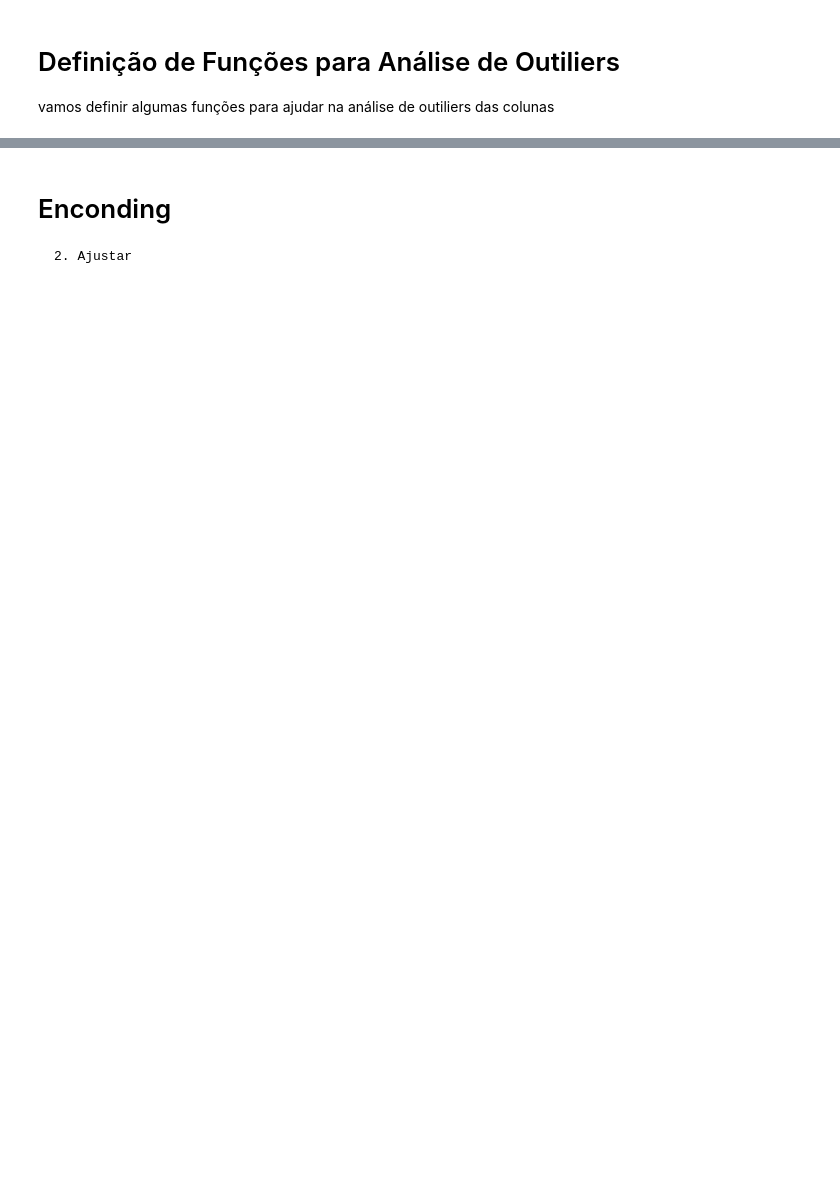
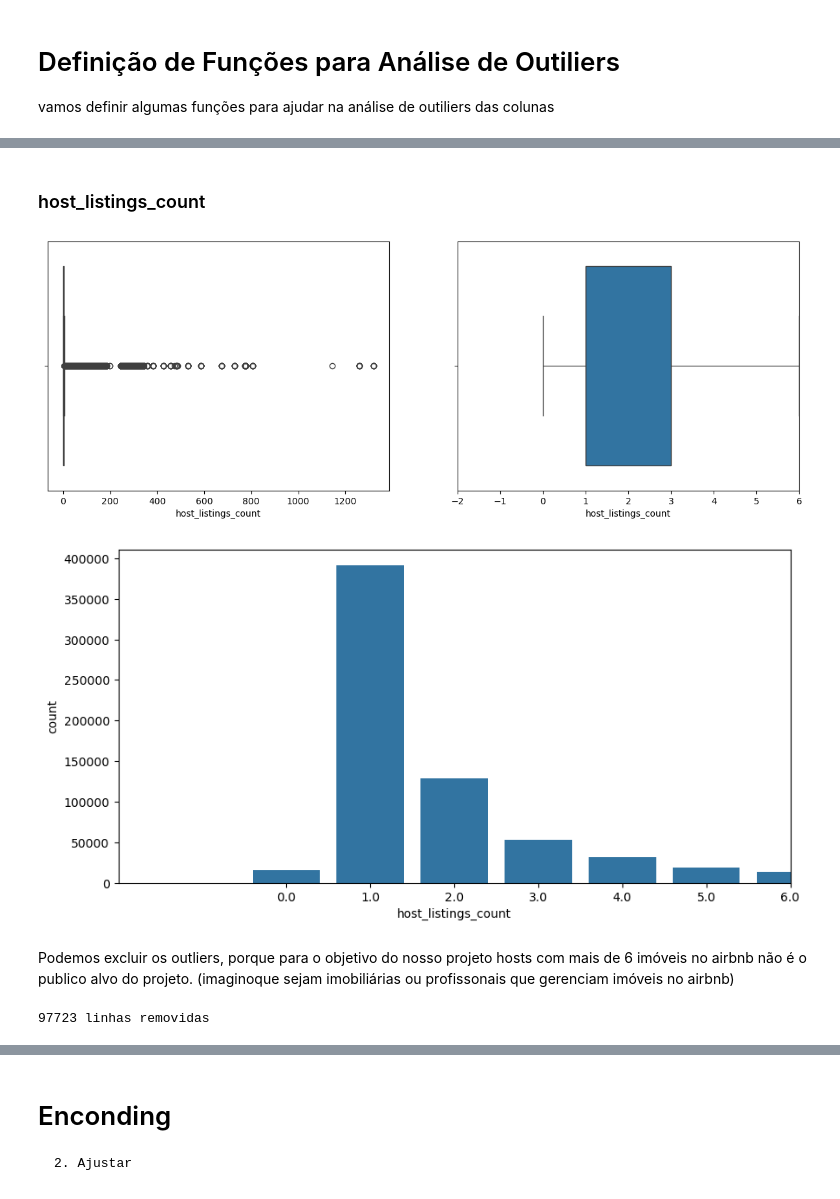
Before and after one commit to jhonatanpaz95/Airbnb-Rio, a Jupyter notebook: airbnb-rio.ipynb, the cells around one changed output, grey strips where cells are left out. Saved outputs shown, nothing was run; the diff lists cells and outputs as text; code cells hidden in the pictures; blank space fills up the shorter version.

```diff
--- a/airbnb-rio.ipynb
+++ b/airbnb-rio.ipynb
@@ -264,4 +275,9 @@ def diagrama_caixa(coluna):
 
 def histograma(coluna):
     plt.figure(figsize=(10,5))
-    sns.histplot(coluna, kde=True)
+    sns.histplot(coluna, kde = True)
+
+def grafico_barra(coluna):
+    plt.figure(figsize=(10,5))
+    ax = sns.barplot(x=coluna.value_counts().index, y=coluna.value_counts())
+    ax.set_xlim(limites(coluna))
@@ -273,0 +322,16 @@ histograma(base_airbnb_df['price'])
+# %% [markdown]
+### host_listings_count
+# %%
+diagrama_caixa(base_airbnb_df['host_listings_count'])
+grafico_barra(base_airbnb_df['host_listings_count'])
+# %% [output]
+[figure, added]
+[figure, added]
+# %% [markdown]
+Podemos excluir os outliers, porque para o objetivo do nosso projeto hosts com mais de 6 imóveis no airbnb não é o publico alvo do projeto. (imaginoque sejam imobiliárias ou profissonais que gerenciam imóveis no airbnb)
+# %%
+#exclui outliers
+base_airbnb_df, linhas_removidas = excluir_outliers(base_airbnb_df, 'host_listings_count')
+print('{} linhas removidas'.format(linhas_removidas))
+# %% [output]
+97723 linhas removidas
```
Also changed, not shown: parts of 41 cells of this notebook.
